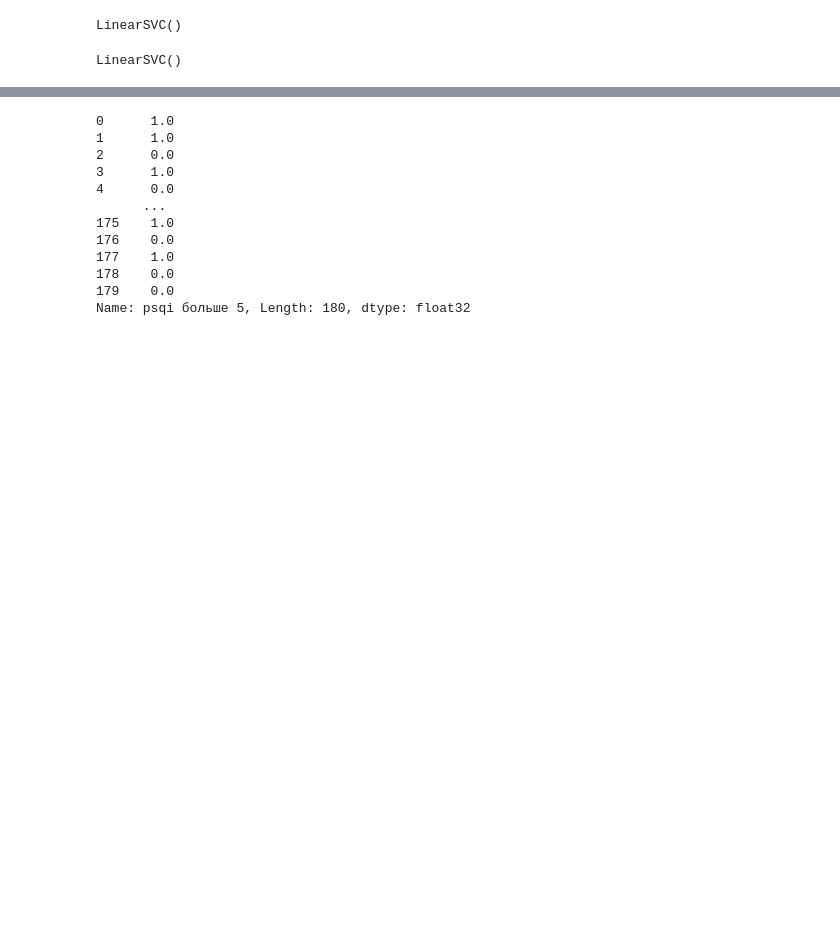
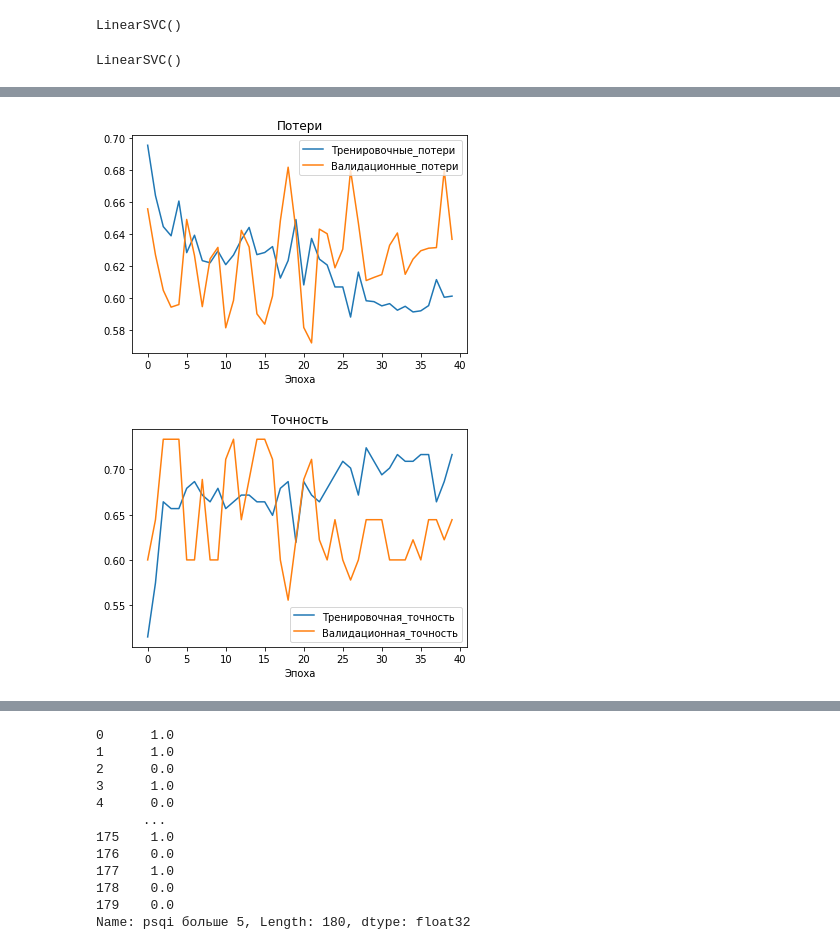
Before and after one commit to Nikitaion/mental_disorders, a Jupyter notebook: mental_disorders.ipynb, the cells around one changed output, grey strips where cells are left out. Drawn from its saved outputs; the diff is of its cells as text; code cells hidden in the pictures; blank space fills up the shorter version.

```diff
--- a/mental_disorders.ipynb
+++ b/mental_disorders.ipynb
@@ -1234,3 +1289,8 @@ model3.evaluate(X_test_scaled, y_test)
+# %%
+plot_loss_curves(history3)
+# %% [output]
+[figure, added]
+[figure, added]
 # %%
 tf.random.set_seed(42)
 
```
Also changed, not shown: parts of 94 cells of this notebook.
